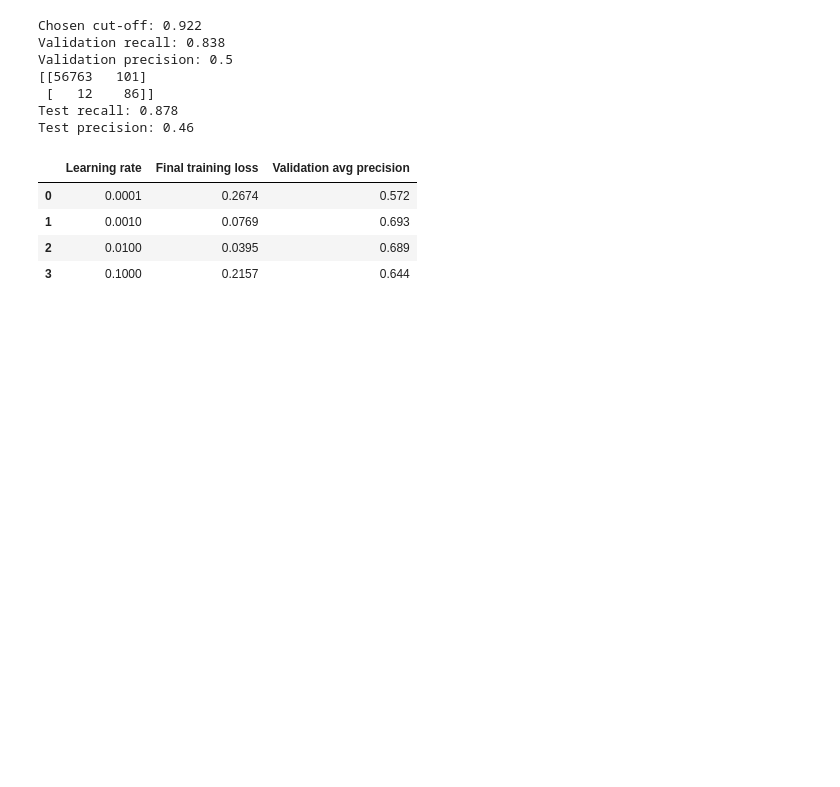
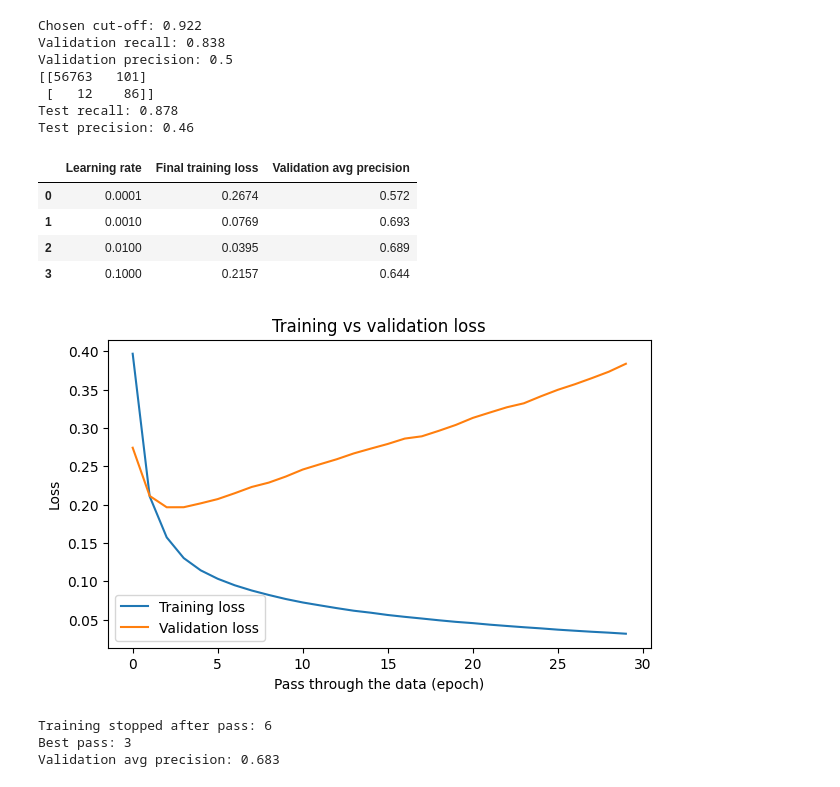
Before and after one commit to james-mawuena/credit-card-fraud-detection, a Jupyter notebook: credit_card_fraud_detection.ipynb, the cells around one changed output. Cells and saved outputs as stored; diff of their text form; code cells hidden in the pictures; blank space fills up the shorter version.

```diff
--- a/credit_card_fraud_detection.ipynb
+++ b/credit_card_fraud_detection.ipynb
@@ -294,3 +294,66 @@ pd.DataFrame(results)
 | 1 | 0.0010 | 0.0769 | 0.693 |
 | 2 | 0.0100 | 0.0395 | 0.689 |
 | 3 | 0.1000 | 0.2157 | 0.644 |
+# %%
+tf.keras.utils.set_random_seed(42)
+
+curve_model = tf.keras.Sequential([
+    tf.keras.layers.Input(shape=(X_fit.shape[1],)),
+    tf.keras.layers.Dense(32, activation="relu"),
+    tf.keras.layers.Dense(16, activation="relu"),
+    tf.keras.layers.Dense(1, activation="sigmoid"),
+])
+curve_model.compile(loss="binary_crossentropy",
+                    optimizer=tf.keras.optimizers.Adam(learning_rate=0.001))
+
+val_weights = y_val.map(weights2).values
+
+history = curve_model.fit(
+    X_fit, y_fit, epochs=30, batch_size=2048,
+    class_weight=weights2,
+    validation_data=(X_val, y_val, val_weights),
+    verbose=0,
+)
+
+plt.figure(figsize=(7, 4))
+plt.plot(history.history["loss"], label="Training loss")
+plt.plot(history.history["val_loss"], label="Validation loss")
+plt.xlabel("Pass through the data (epoch)")
+plt.ylabel("Loss")
+plt.title("Training vs validation loss")
+plt.legend()
+plt.show()
+# %% [output]
+[figure, added]
+# %%
+tf.keras.utils.set_random_seed(42)
+
+es_model = tf.keras.Sequential([
+    tf.keras.layers.Input(shape=(X_fit.shape[1],)),
+    tf.keras.layers.Dense(32, activation="relu"),
+    tf.keras.layers.Dense(16, activation="relu"),
+    tf.keras.layers.Dense(1, activation="sigmoid"),
+])
+es_model.compile(loss="binary_crossentropy",
+                 optimizer=tf.keras.optimizers.Adam(learning_rate=0.001))
+
+early = tf.keras.callbacks.EarlyStopping(
+    monitor="val_loss", patience=3, restore_best_weights=True
+)
+
+history = es_model.fit(
+    X_fit, y_fit, epochs=30, batch_size=2048,
+    class_weight=weights2,
+    validation_data=(X_val, y_val, val_weights),
+    callbacks=[early], verbose=0,
+)
+
+print("Training stopped after pass:", len(history.history["loss"]))
+print("Best pass:", int(np.argmin(history.history["val_loss"])) + 1)
+
+v_scores = es_model.predict(X_val, verbose=0).ravel()
+print("Validation avg precision:", round(average_precision_score(y_val, v_scores), 3))
+# %% [output]
+Training stopped after pass: 6
+Best pass: 3
+Validation avg precision: 0.683
```
Also changed, not shown: parts of 6 cells of this notebook.
